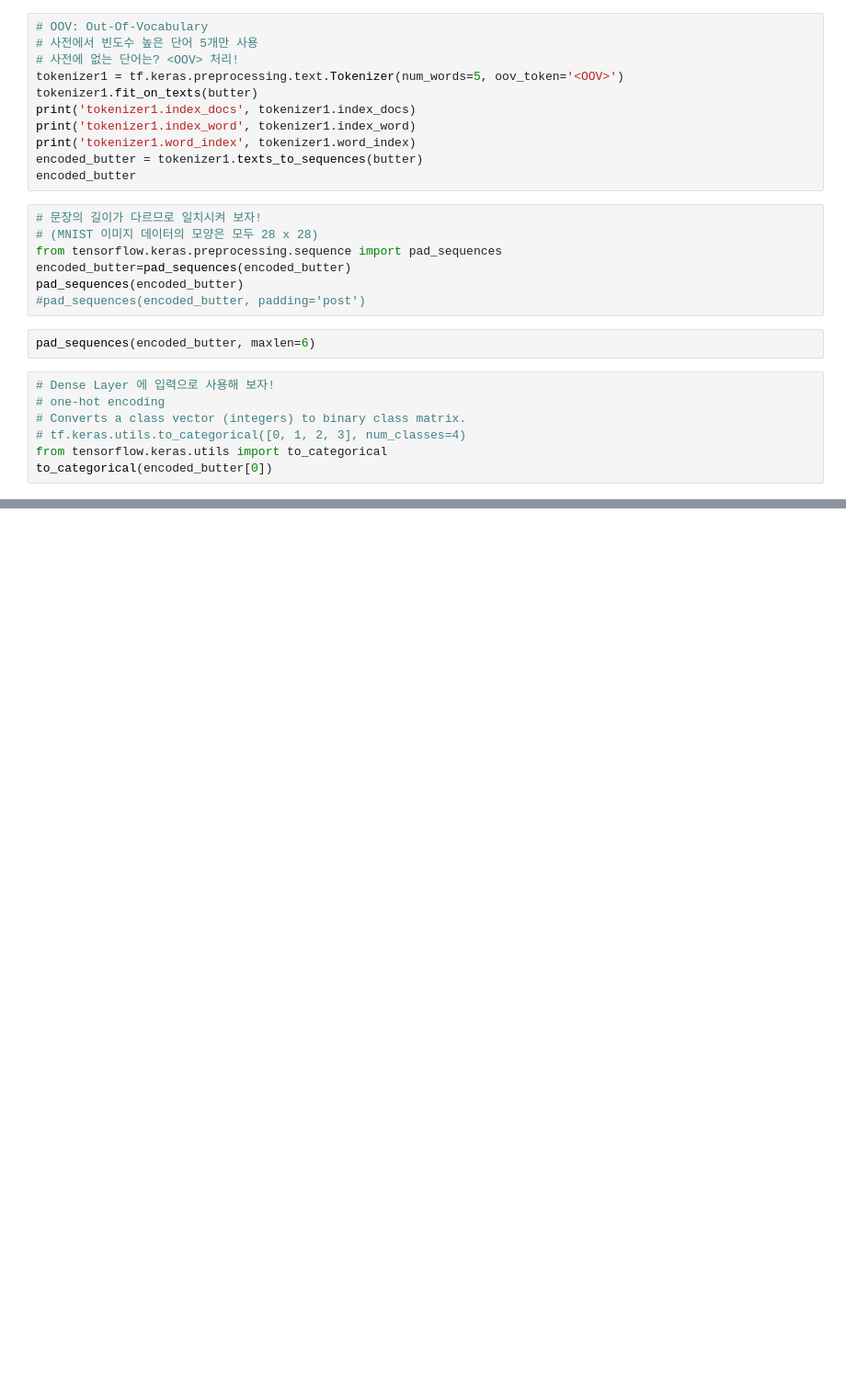
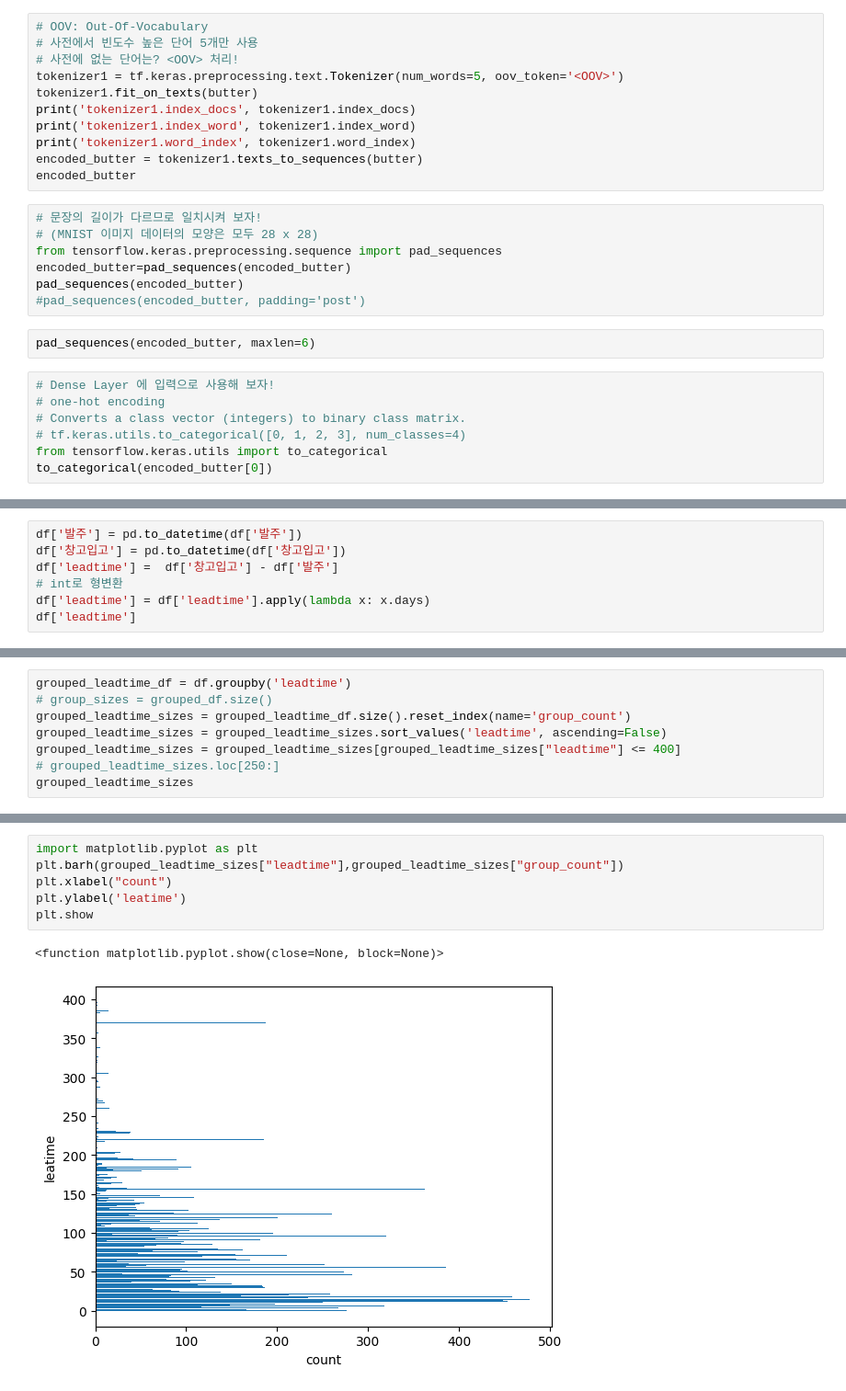
Before and after one commit to hwk44/ShipSupplies, a Jupyter notebook: DA/notebooks/test.ipynb, the cells around one changed output, grey strips where cells are left out. Shown: that part at 92% size. Cells and saved outputs as stored; diff of their text form; blank space fills up the shorter version.

```diff
--- a/DA/notebooks/test.ipynb
+++ b/DA/notebooks/test.ipynb
@@ -143,0 +199,7 @@ to_categorical(encoded_butter[0])
+# %%
+df['발주'] = pd.to_datetime(df['발주'])
+df['창고입고'] = pd.to_datetime(df['창고입고'])
+df['leadtime'] =  df['창고입고'] - df['발주']
+# int로 형변환
+df['leadtime'] = df['leadtime'].apply(lambda x: x.days)
+df['leadtime']
@@ -143,0 +219,8 @@ to_categorical(encoded_butter[0])
+# %%
+grouped_leadtime_df = df.groupby('leadtime')
+# group_sizes = grouped_df.size()
+grouped_leadtime_sizes = grouped_leadtime_df.size().reset_index(name='group_count')
+grouped_leadtime_sizes = grouped_leadtime_sizes.sort_values('leadtime', ascending=False)
+grouped_leadtime_sizes = grouped_leadtime_sizes[grouped_leadtime_sizes["leadtime"] <= 400]
+# grouped_leadtime_sizes.loc[250:]
+grouped_leadtime_sizes
@@ -143,0 +241,9 @@ to_categorical(encoded_butter[0])
+# %%
+import matplotlib.pyplot as plt
+plt.barh(grouped_leadtime_sizes["leadtime"],grouped_leadtime_sizes["group_count"])
+plt.xlabel("count")
+plt.ylabel('leatime')
+plt.show
+# %% [output]
+<function matplotlib.pyplot.show(close=None, block=None)>
+[figure, added]
```
Also changed, not shown: parts of 8 cells of this notebook, 2 other files.
